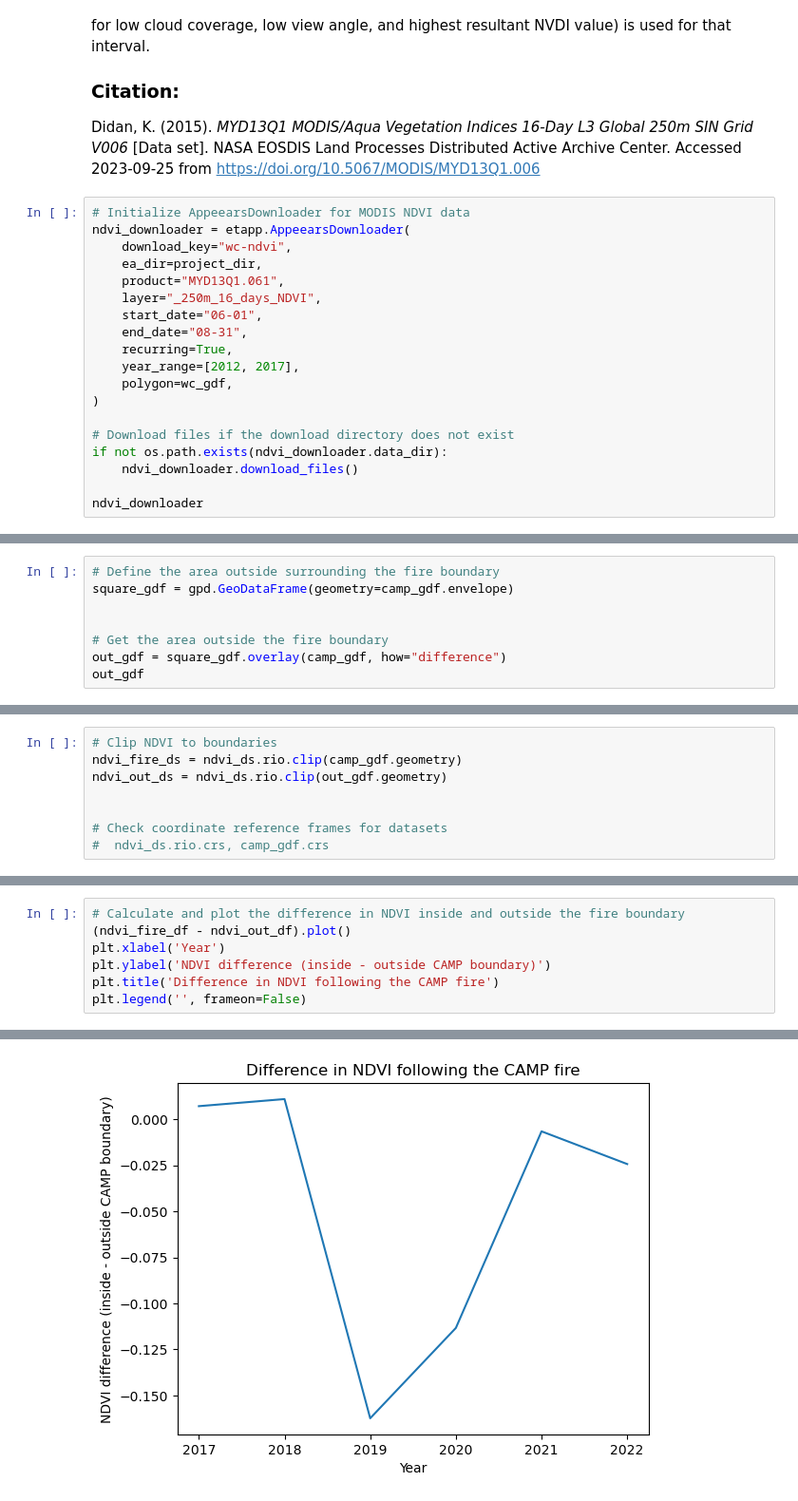
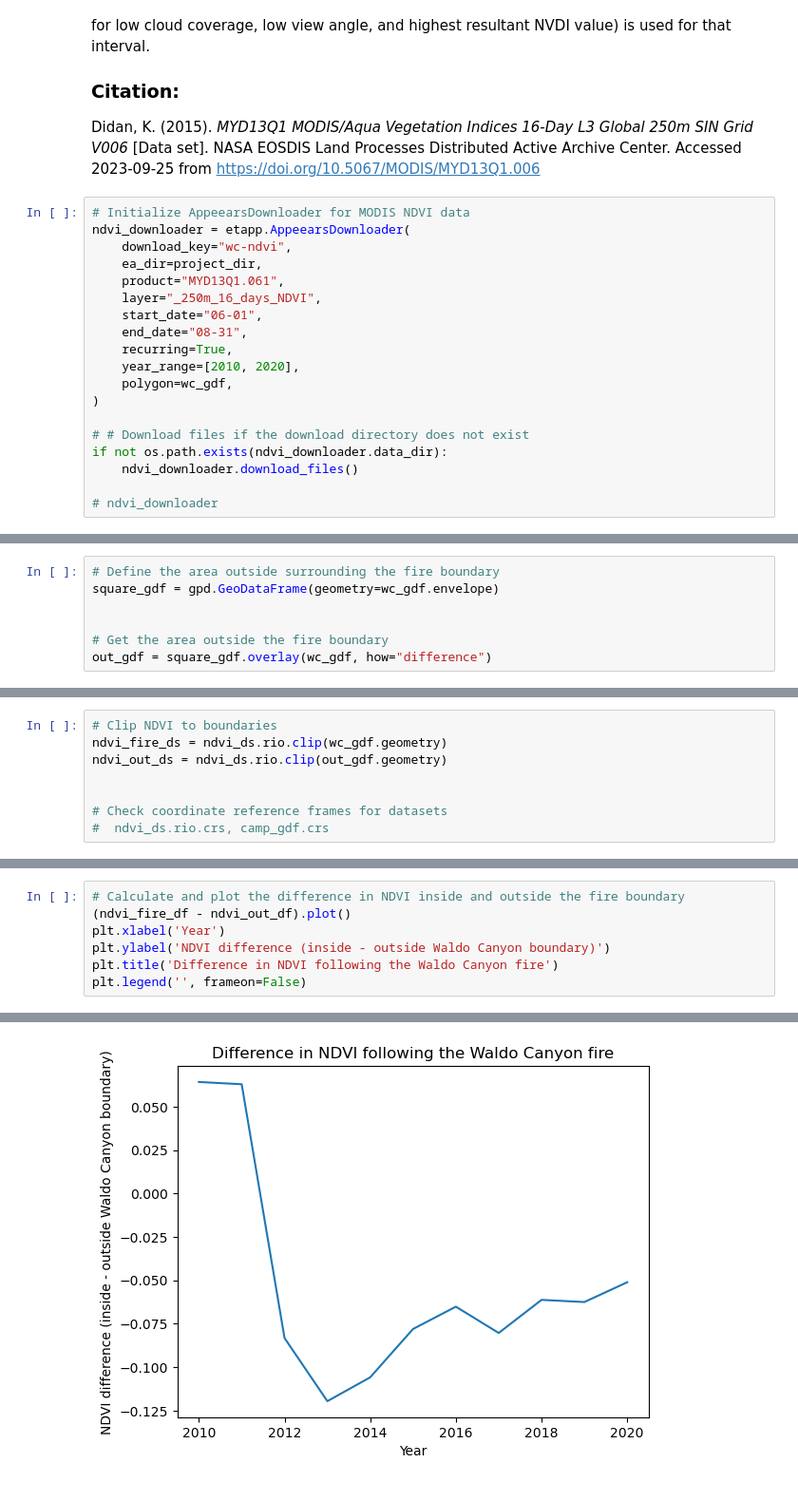
Before and after one commit to alexiemillikin/alexiemillikin.github.io, a Jupyter notebook: 03-modis-ndvi.ipynb, the cells around one changed output, grey strips where cells are left out. Shown at 95% size. Saved outputs shown, nothing was run; the diff lists cells and outputs as text.

```diff
--- a/03-modis-ndvi.ipynb
+++ b/03-modis-ndvi.ipynb
@@ -125,12 +118,12 @@ ndvi_downloader = etapp.AppeearsDownloader(
     start_date="06-01",
     end_date="08-31",
     recurring=True,
-    year_range=[2012, 2017],
+    year_range=[2010, 2020],
     polygon=wc_gdf,
 )
 
-# Download files if the download directory does not exist
+# # Download files if the download directory does not exist
 if not os.path.exists(ndvi_downloader.data_dir):
     ndvi_downloader.download_files()
 
-ndvi_downloader
+# ndvi_downloader
@@ -247,8 +184,7 @@ plt.show()
 # %%
 # Define the area outside surrounding the fire boundary
-square_gdf = gpd.GeoDataFrame(geometry=camp_gdf.envelope)
+square_gdf = gpd.GeoDataFrame(geometry=wc_gdf.envelope)
 
 
 # Get the area outside the fire boundary
-out_gdf = square_gdf.overlay(camp_gdf, how="difference")
-out_gdf
+out_gdf = square_gdf.overlay(wc_gdf, how="difference")
@@ -258,6 +191,6 @@ out_gdf
 # %%
 # Clip NDVI to boundaries
-ndvi_fire_ds = ndvi_ds.rio.clip(camp_gdf.geometry)
+ndvi_fire_ds = ndvi_ds.rio.clip(wc_gdf.geometry)
 ndvi_out_ds = ndvi_ds.rio.clip(out_gdf.geometry)
 
 
@@ -298,10 +212,10 @@ ndvi_fire_df, ndvi_out_df
 # %%
 # Calculate and plot the difference in NDVI inside and outside the fire boundary
 (ndvi_fire_df - ndvi_out_df).plot()
 plt.xlabel('Year')
-plt.ylabel('NDVI difference (inside - outside CAMP boundary)')
-plt.title('Difference in NDVI following the CAMP fire')
+plt.ylabel('NDVI difference (inside - outside Waldo Canyon boundary)')
+plt.title('Difference in NDVI following the Waldo Canyon fire')
 plt.legend('', frameon=False)
 # %% [output]
 <matplotlib.legend.Legend at 0x...>
-[figure, old version]
+[figure, new version]
```
Also changed, not shown: parts of 16 cells of this notebook, 1 other file.
